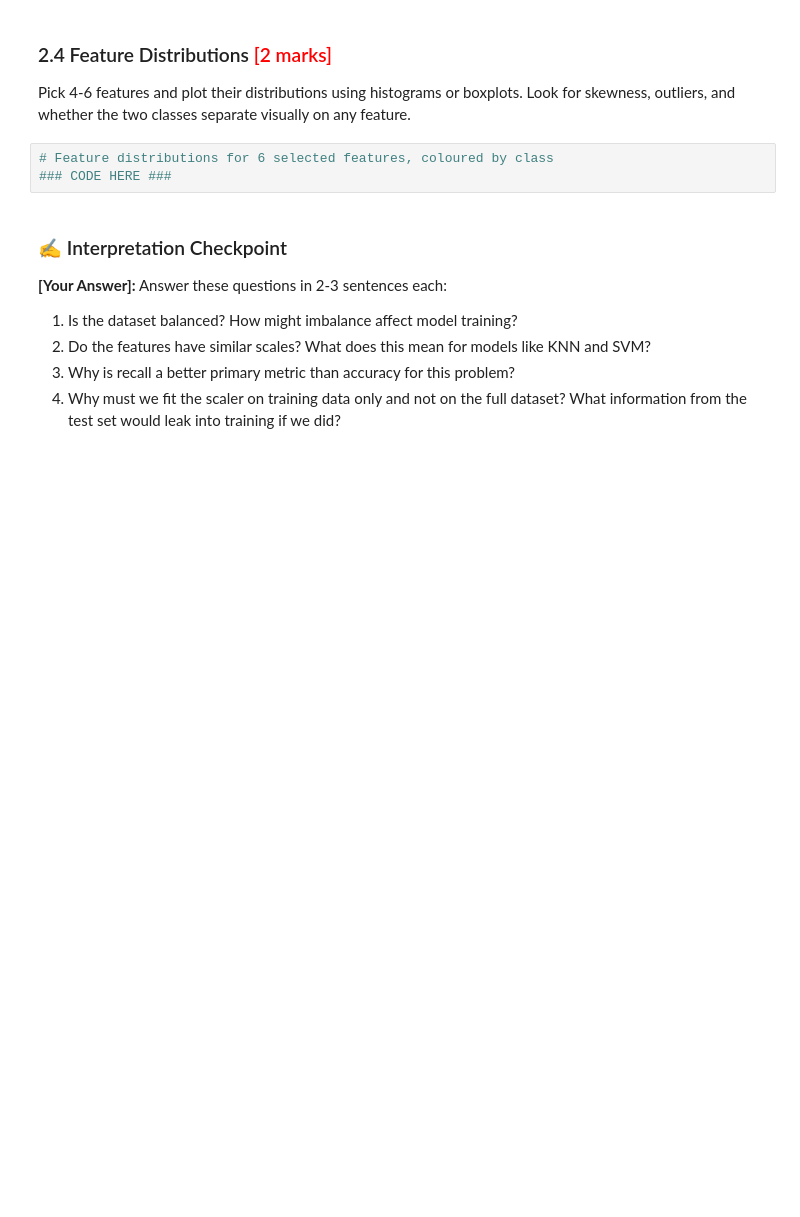
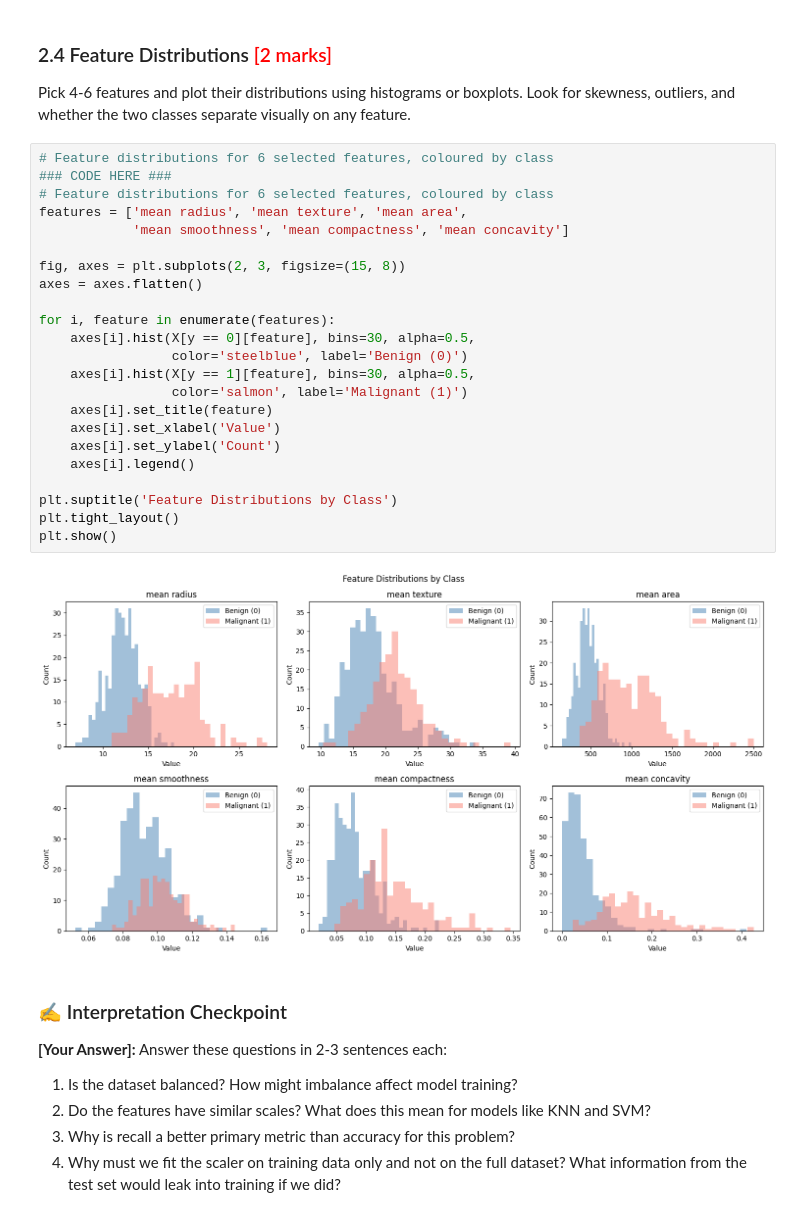
Before and after one commit to Tathaj17/IITGenAI_Assighnment1, a Jupyter notebook: Classification_Models_Exercise.ipynb, the cells around one changed output. Saved outputs shown, nothing was run; the diff lists cells and outputs as text; blank space fills up the shorter version.

```diff
--- a/Classification_Models_Exercise.ipynb
+++ b/Classification_Models_Exercise.ipynb
@@ -206,9 +206,31 @@ Name: count, dtype: int64
 ### 2.4 Feature Distributions <font color="red">[2 marks]</font>
 
 Pick 4-6 features and plot their distributions using histograms or boxplots. Look for skewness, outliers, and whether the two classes separate visually on any feature.
-# %%
-# Feature distributions for 6 selected features, coloured by class
-### CODE HERE ###
+# %%
+# Feature distributions for 6 selected features, coloured by class
+### CODE HERE ###
+# Feature distributions for 6 selected features, coloured by class
+features = ['mean radius', 'mean texture', 'mean area',
+            'mean smoothness', 'mean compactness', 'mean concavity']
+
+fig, axes = plt.subplots(2, 3, figsize=(15, 8))
+axes = axes.flatten()
+
+for i, feature in enumerate(features):
+    axes[i].hist(X[y == 0][feature], bins=30, alpha=0.5,
+                 color='steelblue', label='Benign (0)')
+    axes[i].hist(X[y == 1][feature], bins=30, alpha=0.5,
+                 color='salmon', label='Malignant (1)')
+    axes[i].set_title(feature)
+    axes[i].set_xlabel('Value')
+    axes[i].set_ylabel('Count')
+    axes[i].legend()
+
+plt.suptitle('Feature Distributions by Class')
+plt.tight_layout()
+plt.show()
+# %% [output]
+[figure, added]
 # %% [markdown]
 ### ✍️ Interpretation Checkpoint
 
```
